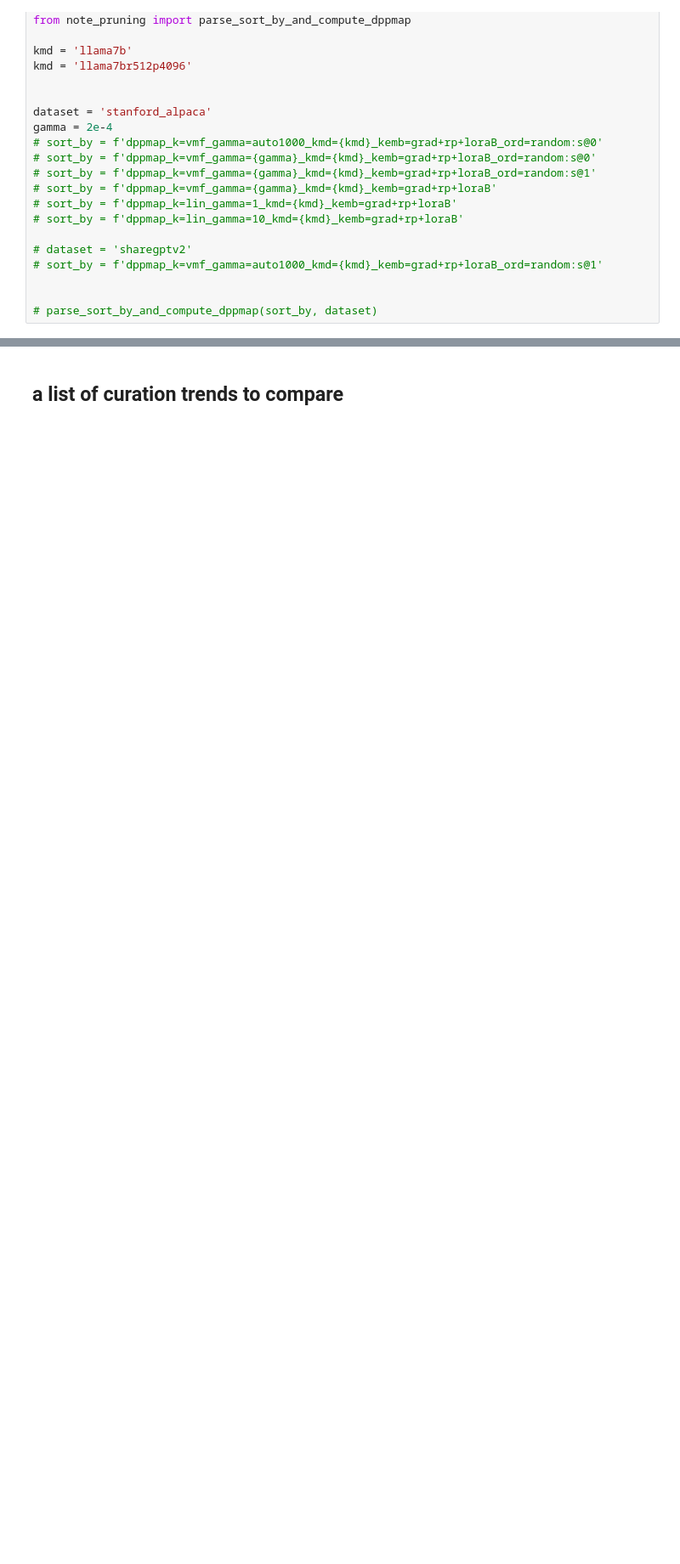
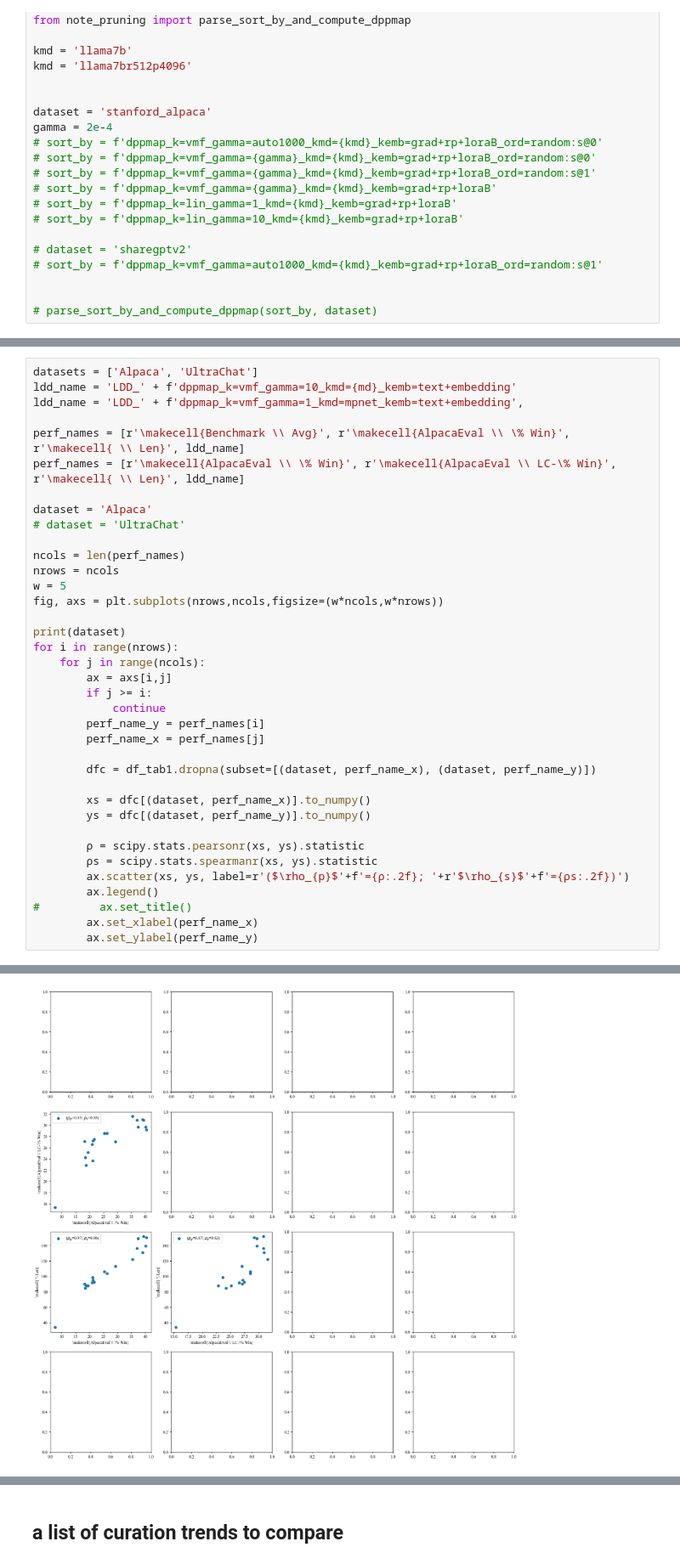
Before and after one commit to tt6746690/open-instruct, a Jupyter notebook: scripts/note_pruning.ipynb, the cells around one changed output, grey strips where cells are left out. Shown at 85% size. Cells and saved outputs as stored; diff of their text form; blank space fills up the shorter version.

```diff
--- a/scripts/note_pruning.ipynb
+++ b/scripts/note_pruning.ipynb
@@ -868,0 +1031,38 @@ Missing:  set()
+# %%
+datasets = ['Alpaca', 'UltraChat']
+ldd_name = 'LDD_' + f'dppmap_k=vmf_gamma=10_kmd={md}_kemb=text+embedding'
+ldd_name = 'LDD_' + f'dppmap_k=vmf_gamma=1_kmd=mpnet_kemb=text+embedding',
+
+perf_names = [r'\makecell{Benchmark \\ Avg}', r'\makecell{AlpacaEval \\ \% Win}', r'\makecell{ \\ Len}', ldd_name]
+perf_names = [r'\makecell{AlpacaEval \\ \% Win}', r'\makecell{AlpacaEval \\ LC-\% Win}', r'\makecell{ \\ Len}', ldd_name]
+
+dataset = 'Alpaca'
+# dataset = 'UltraChat'
+
+ncols = len(perf_names)
+nrows = ncols
+w = 5
+fig, axs = plt.subplots(nrows,ncols,figsize=(w*ncols,w*nrows))
+
+print(dataset)
+for i in range(nrows):
+    for j in range(ncols):
+        ax = axs[i,j]
+        if j >= i:
+            continue
+        perf_name_y = perf_names[i]
+        perf_name_x = perf_names[j]
+
+        dfc = df_tab1.dropna(subset=[(dataset, perf_name_x), (dataset, perf_name_y)])
+
+        xs = dfc[(dataset, perf_name_x)].to_numpy()
+        ys = dfc[(dataset, perf_name_y)].to_numpy()
+
+        ρ = scipy.stats.pearsonr(xs, ys).statistic
+        ρs = scipy.stats.spearmanr(xs, ys).statistic
+        ax.scatter(xs, ys, label=r'($\rho_{p}$'+f'={ρ:.2f}; '+r'$\rho_{s}$'+f'={ρs:.2f})')
+        ax.legend()
+#         ax.set_title()
+        ax.set_xlabel(perf_name_x)
+        ax.set_ylabel(perf_name_y)
+# %% [output]
@@ -869,3 +1071,4 @@ Missing:  set()
+[figure, added]
 # %%
 import matplotlib.pyplot as plt
 
```
Also changed, not shown: parts of 15 cells of this notebook, 5 other files.
